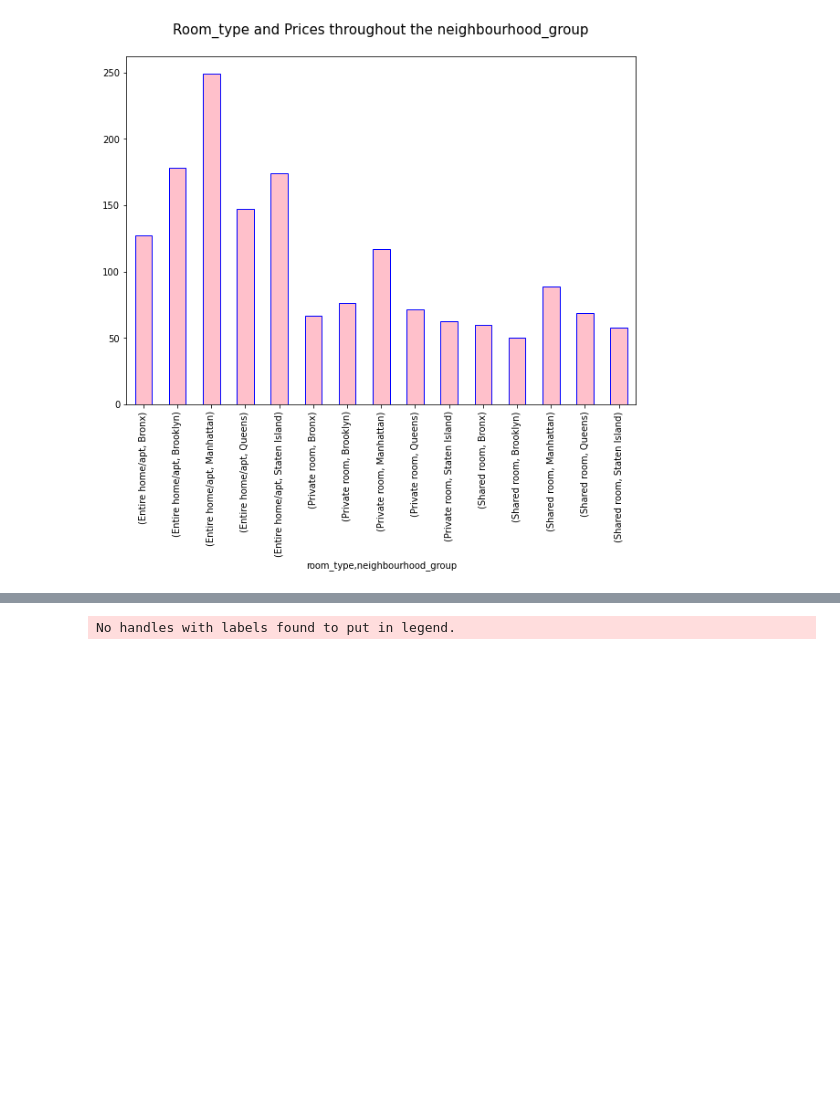
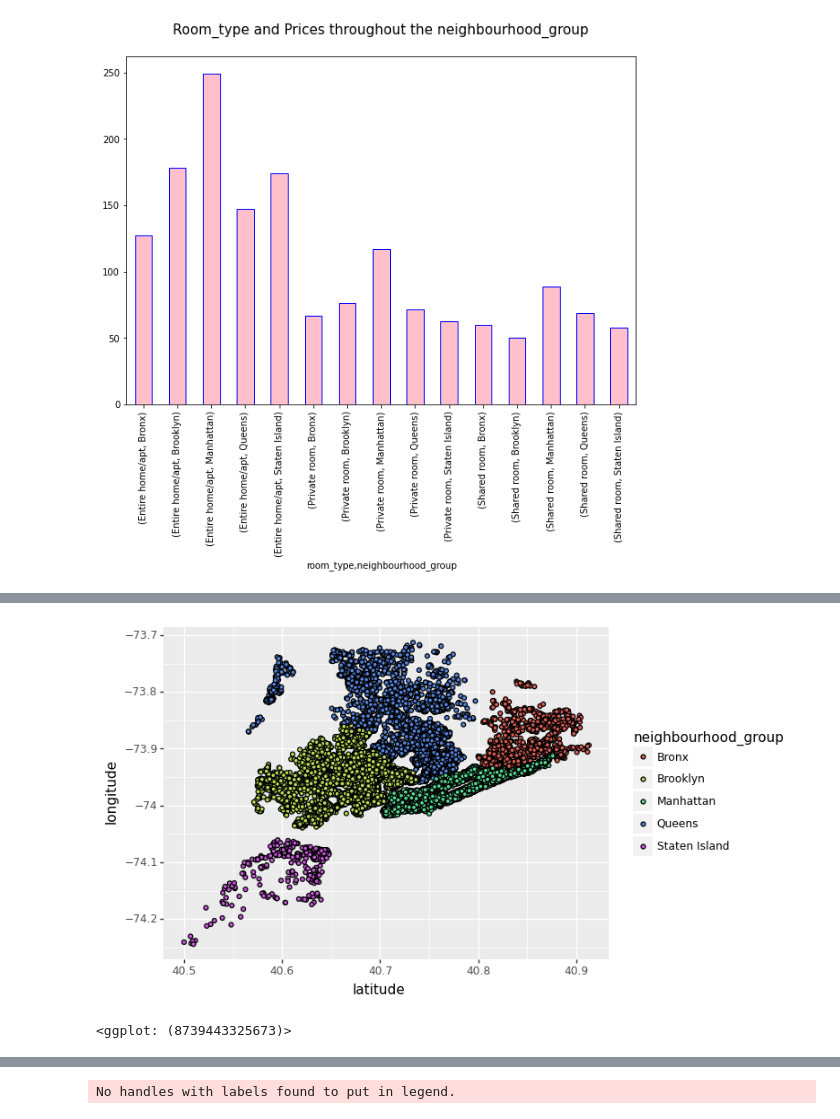
Before and after one commit to Rahul711sharma/AirBnb-Booking-Analysis, a Jupyter notebook: Airbnb_Bookings_Analysis_Capstone_Project.ipynb, the cells around one changed output, grey strips where cells are left out. Cells and saved outputs as stored; diff of their text form; code cells hidden in the pictures; blank space fills up the shorter version.

```diff
--- a/Airbnb_Bookings_Analysis_Capstone_Project.ipynb
+++ b/Airbnb_Bookings_Analysis_Capstone_Project.ipynb
@@ -269 +390,6 @@ geo_df.head(3)
+# %%
+ggplot(df)+aes('latitude','longitude',fill='neighbourhood_group') + geom_point()
+# %% [output]
+[figure, added]
+<ggplot: (8739443325673)>
 # %%
```
Also changed, not shown: parts of 35 cells of this notebook.
